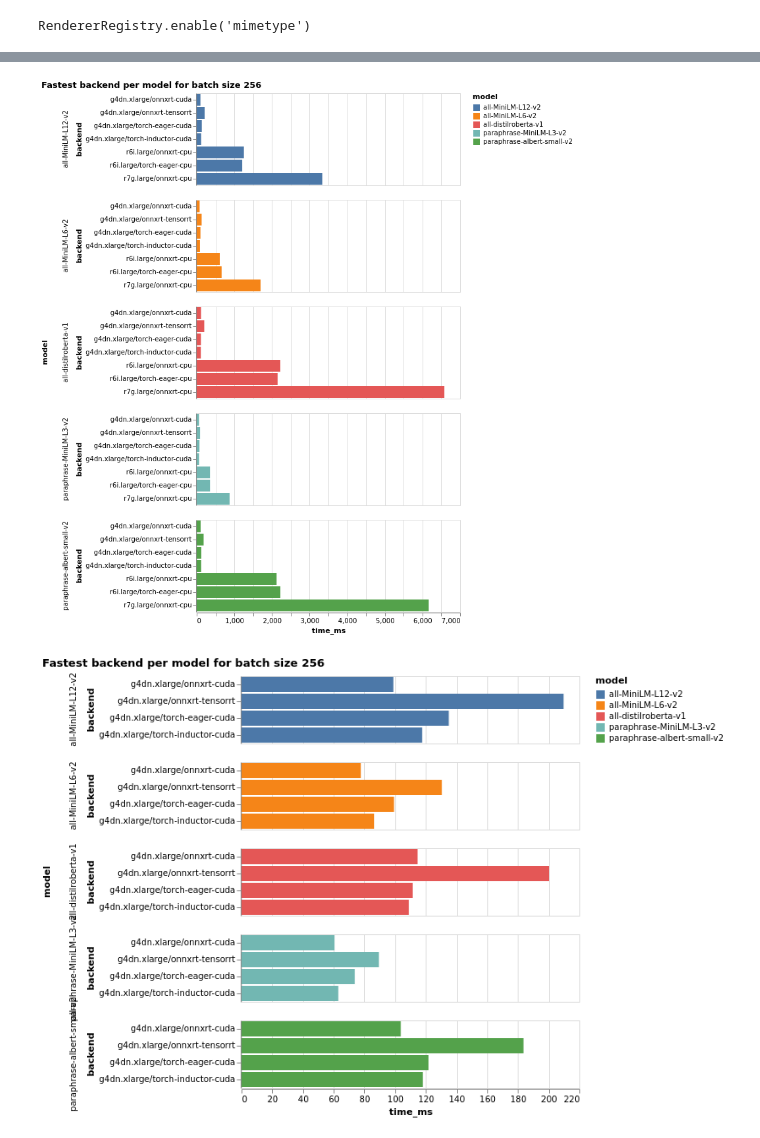
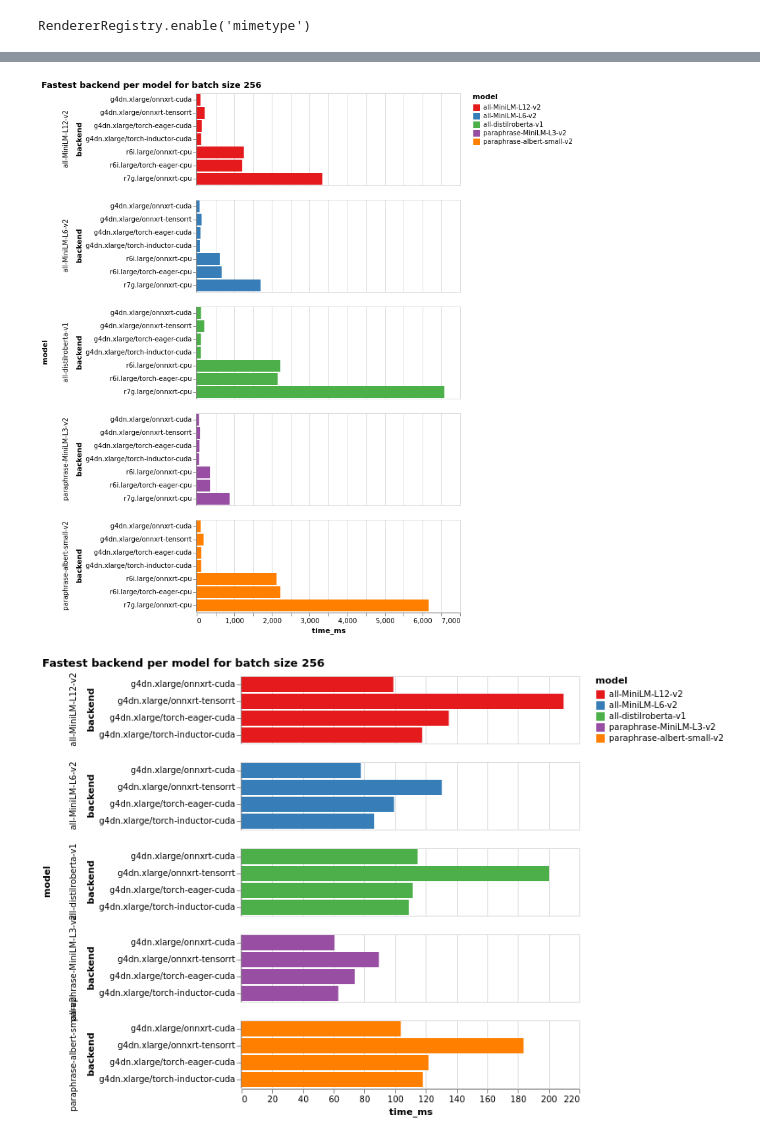
Before and after one commit to octoml/octoml-profile, a Jupyter notebook: examples/sentence_transformers/SentenceTransformerEval.ipynb, the cells around one changed output, grey strips where cells are left out. Drawn from its saved outputs; the diff is of its cells as text; code cells hidden in the pictures.

Commit message:
fix color scheme

```diff
--- a/examples/sentence_transformers/SentenceTransformerEval.ipynb
+++ b/examples/sentence_transformers/SentenceTransformerEval.ipynb
@@ -195,20 +198,26 @@ alt.Chart(df[df['batch_size'] == 256]).mark_bar().encode(
     x='time_ms',
     color='model',
     row='model',
-).properties(title='Fastest backend per model for batch size 256')
+).properties(title='Fastest backend per model for batch size 256'
+).configure_range(
+    category={'scheme': 'set1'}
+)
 # %% [output]
-[figure, old version]
+[figure, new version]
 # %%
 df_256 = df[df['batch_size'] == 256]
 df_256_cpu = df_256[df_256['backend'].str.contains('cpu') == False]
 alt.Chart(df_256_cpu).mark_bar().encode(
     y='backend',
     x='time_ms',
     color='model',
     row='model',
-).properties(title='Fastest backend per model for batch size 256')
+).properties(title='Fastest backend per model for batch size 256'
+).configure_range(
+    category={'scheme': 'set1'}
+)
 # %% [output]
-[figure, old version]
+[figure, new version]
 # %%
 alt.Chart(df[df['batch_size'] == 256]).mark_point(size=60).encode(
     x='dollar_cost_per_million_requests',
```
Also changed, not shown: parts of 4 cells of this notebook.
